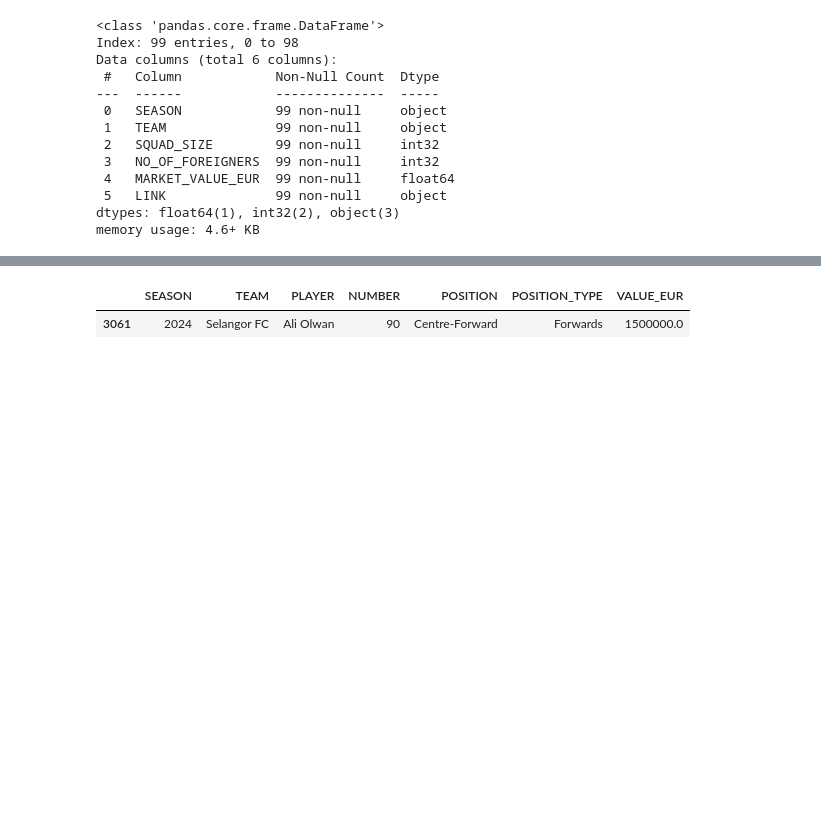
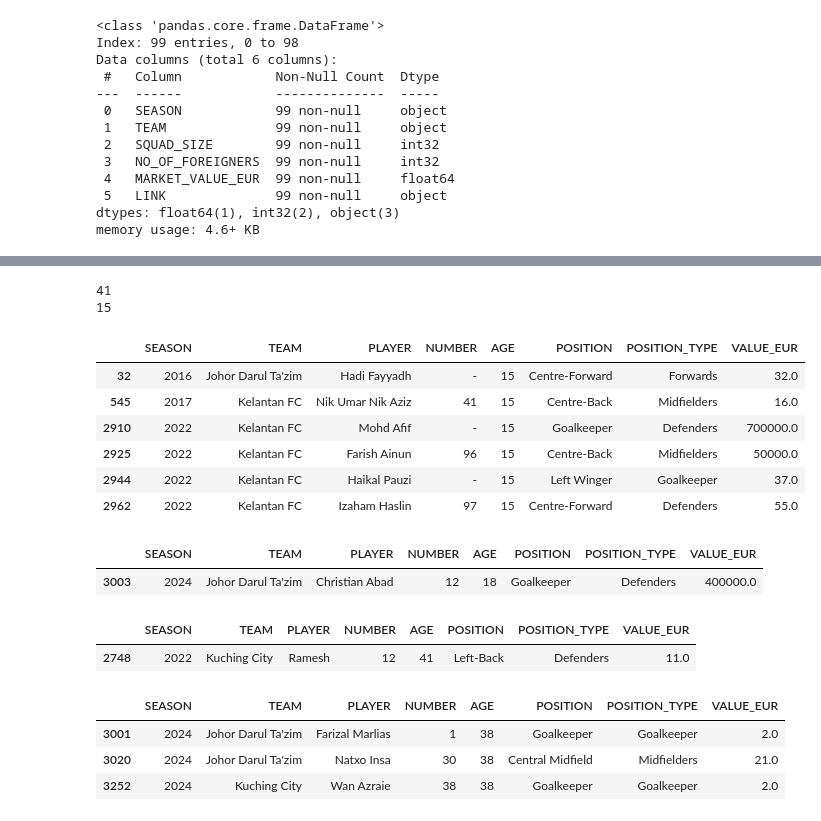
Before and after one commit to IzzatZanail/MalaysiaSuperLeague_TransfermrktDataScraping, a Jupyter notebook: MalaysiaSuperLeagueAnalysis.ipynb, the cells around one changed output, grey strips where cells are left out. Cells and saved outputs as stored; diff of their text form; code cells hidden in the pictures; blank space fills up the shorter version.

```diff
--- a/MalaysiaSuperLeagueAnalysis.ipynb
+++ b/MalaysiaSuperLeagueAnalysis.ipynb
@@ -387,9 +434,53 @@ df_msl_player = df_msl_player.drop_duplicates()
 # Export the DataFrame to csv file
 
 df_msl_player.to_csv(r"C:\Users\izzat\OneDrive\Desktop\MalaysiaSuperLeague_TransfermrktDataScraping\datacsv\MSL_FullData.csv", index=False)
-# %%
-df_msl_player[df_msl_player['PLAYER'] == 'Ali Olwan']
-# %% [output]
-|  | SEASON | TEAM | PLAYER | NUMBER | POSITION | POSITION_TYPE | VALUE_EUR |
-| 3061 | 2024 | Selangor FC | Ali Olwan | 90 | Centre-Forward | Forwards | 1500000.0 |
+# %%
+max_age = df_msl_player.loc[df_msl_player['AGE'].idxmax()]
+min_age = df_msl_player.loc[df_msl_player['AGE'].idxmin()]
+
+print(max_age.iloc[4])
+print(min_age.iloc[4])
+# %% [output]
+41
+15
+# %%
+# YOUNGEST Player of all time
+df_msl_player[df_msl_player['AGE'] == min_age.iloc[4]]
+# %% [output]
+|  | SEASON | TEAM | PLAYER | NUMBER | AGE | POSITION | POSITION_TYPE | VALUE_EUR |
+| 32 | 2016 | Johor Darul Ta'zim | Hadi Fayyadh | - | 15 | Centre-Forward | Forwards | 32.0 |
+| 545 | 2017 | Kelantan FC | Nik Umar Nik Aziz | 41 | 15 | Centre-Back | Midfielders | 16.0 |
+| 2910 | 2022 | Kelantan FC | Mohd Afif | - | 15 | Goalkeeper | Defenders | 700000.0 |
+| 2925 | 2022 | Kelantan FC | Farish Ainun | 96 | 15 | Centre-Back | Midfielders | 50000.0 |
+| 2944 | 2022 | Kelantan FC | Haikal Pauzi | - | 15 | Left Winger | Goalkeeper | 37.0 |
+| 2962 | 2022 | Kelantan FC | Izaham Haslin | 97 | 15 | Centre-Forward | Defenders | 55.0 |
+# %%
+# YOUNGEST Player in 2024
+season_2024 = df_msl_player[df_msl_player['SEASON'] == '2024']
+season_2024
+
+youngest_2024 = season_2024.loc[season_2024['AGE'].idxmin()]
+
+season_2024[season_2024['AGE'] == youngest_2024[4]]
+# %% [output]
+|  | SEASON | TEAM | PLAYER | NUMBER | AGE | POSITION | POSITION_TYPE | VALUE_EUR |
+| 3003 | 2024 | Johor Darul Ta'zim | Christian Abad | 12 | 18 | Goalkeeper | Defenders | 400000.0 |
+# %%
+# OLDEST Player of all time
+df_msl_player[df_msl_player['AGE'] == max_age.iloc[4]]
+# %% [output]
+|  | SEASON | TEAM | PLAYER | NUMBER | AGE | POSITION | POSITION_TYPE | VALUE_EUR |
+| 2748 | 2022 | Kuching City | Ramesh | 12 | 41 | Left-Back | Defenders | 11.0 |
+# %%
+# OLDEST Player in 2024
+oldest_2024 = season_2024.loc[season_2024['AGE'].idxmax()]
+
+season_2024[season_2024['AGE'] == oldest_2024[4]]
+
+#df_msl_player[df_msl_player['AGE'] == min_age.iloc[4]]
+# %% [output]
+|  | SEASON | TEAM | PLAYER | NUMBER | AGE | POSITION | POSITION_TYPE | VALUE_EUR |
+| 3001 | 2024 | Johor Darul Ta'zim | Farizal Marlias | 1 | 38 | Goalkeeper | Goalkeeper | 2.0 |
+| 3020 | 2024 | Johor Darul Ta'zim | Natxo Insa | 30 | 38 | Central Midfield | Midfielders | 21.0 |
+| 3252 | 2024 | Kuching City | Wan Azraie | 38 | 38 | Goalkeeper | Goalkeeper | 2.0 |
 # %%
```
Also changed, not shown: parts of 18 cells of this notebook, 2 other files.
